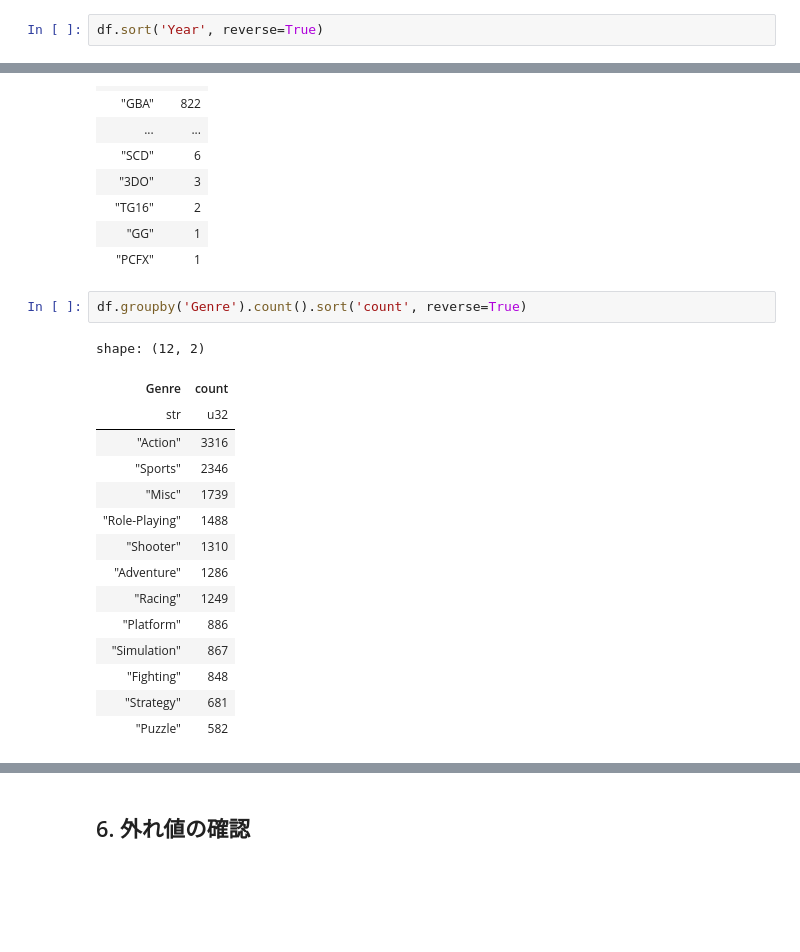
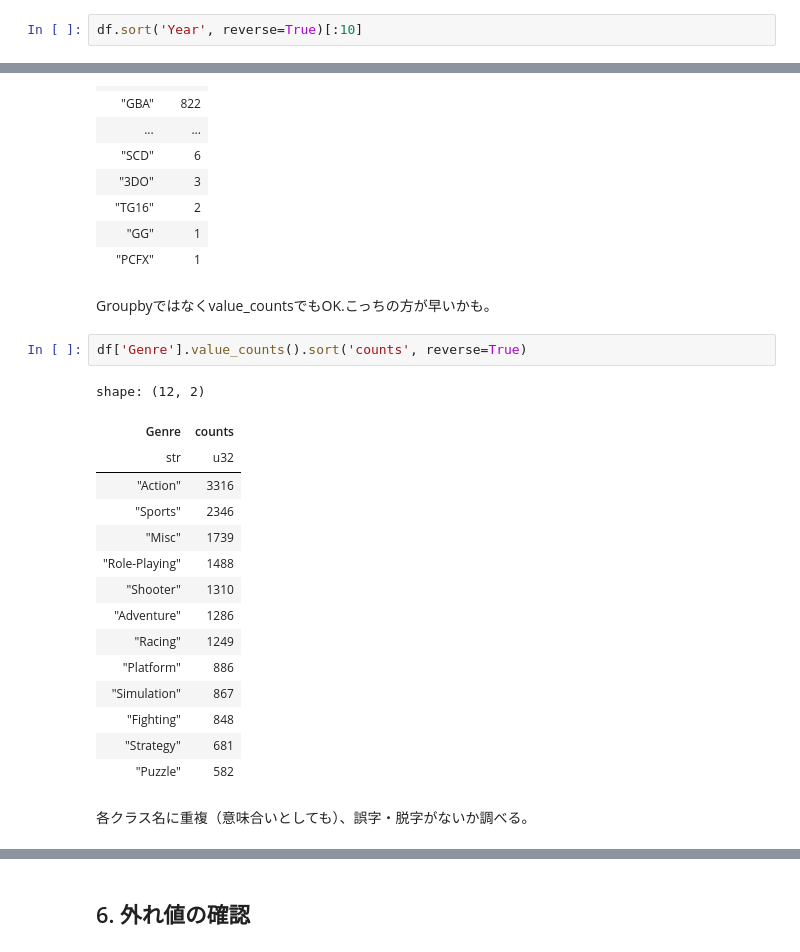
Before and after one commit to Mr-Garlic-Shrimp/TIL, a Jupyter notebook: Machine_Learning/ML_notebook-15(EDA).ipynb, the cells around one changed output, grey strips where cells are left out. Drawn from its saved outputs; the diff is of its cells as text; blank space fills up the shorter version.

```diff
--- a/Machine_Learning/ML_notebook-15(EDA).ipynb
+++ b/Machine_Learning/ML_notebook-15(EDA).ipynb
@@ -131,3 +135,3 @@ shape: (40, 2)
 # %%
-df.sort('Year', reverse=True)
+df.sort('Year', reverse=True)[:10]
 # %% [output]
@@ -252,11 +250,13 @@ shape: (31, 2)
 | "TG16" | 2 |
 | "GG" | 1 |
 | "PCFX" | 1 |
+# %% [markdown]
+Groupbyではなくvalue_countsでもOK.こっちの方が早いかも。
 # %%
-df.groupby('Genre').count().sort('count', reverse=True)
+df['Genre'].value_counts().sort('counts', reverse=True)
 # %% [output]
 shape: (12, 2)
-| Genre | count |
+| Genre | counts |
 | str | u32 |
 | "Action" | 3316 |
 | "Sports" | 2346 |
@@ -270,6 +270,8 @@ shape: (12, 2)
 | "Fighting" | 848 |
 | "Strategy" | 681 |
 | "Puzzle" | 582 |
+# %% [markdown]
+各クラス名に重複（意味合いとしても）、誤字・脱字がないか調べる。
 # %%
 df.groupby('Publisher').count().sort('count', reverse=True)
 # %% [output]
```
Also changed, not shown: parts of 8 cells of this notebook, 2 other files.
